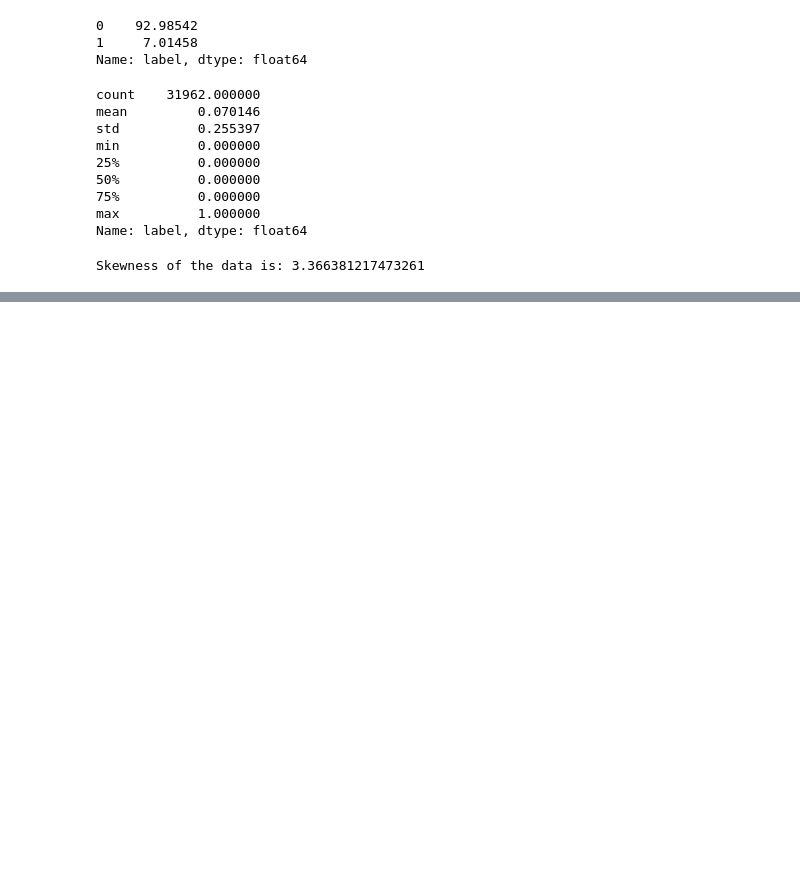
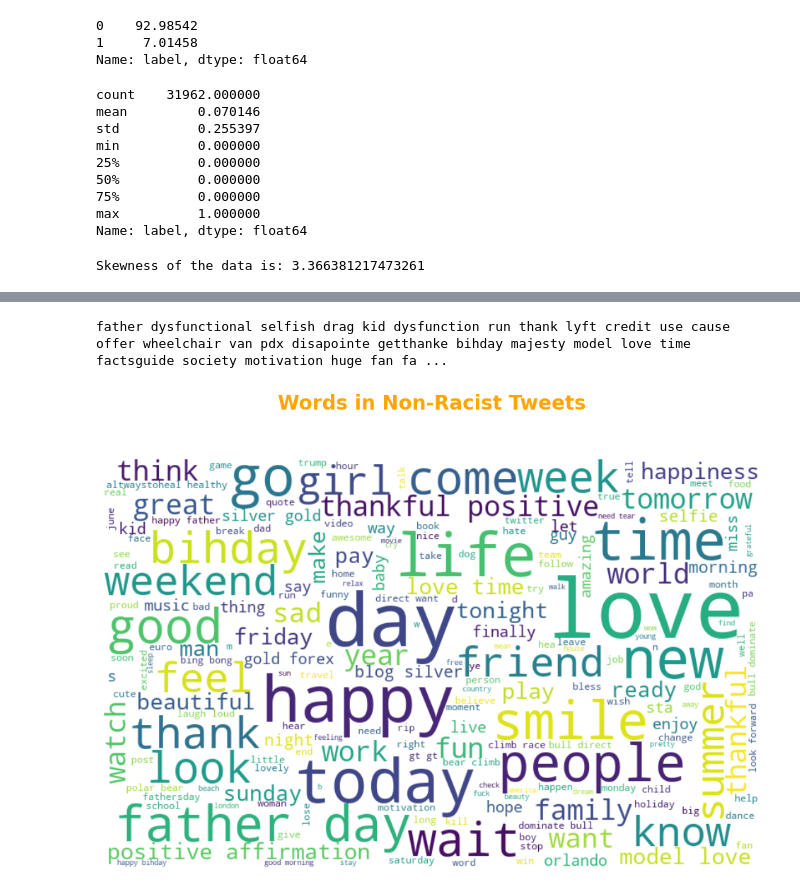
Before and after one commit to Anandvunnam/Twitter_Sentiment_Analysis, a Jupyter notebook: src/Twitter_Sentiment_Analysis.ipynb, the cells around one changed output, grey strips where cells are left out. Drawn from its saved outputs; the diff is of its cells as text; code cells hidden in the pictures; blank space fills up the shorter version.

```diff
--- a/src/Twitter_Sentiment_Analysis.ipynb
+++ b/src/Twitter_Sentiment_Analysis.ipynb
@@ -157,0 +249,4 @@ Name: tweet, dtype: object
+# %%
+# Clean all tweets of training dataset
+train_df["cleaned_tweet"] = train_df["tweet"].apply(preprocess_tweet)
+train_df.head()
@@ -157,0 +271,4 @@ Name: tweet, dtype: object
+# %%
+# words in each cleaned tweet
+train_df["words"] = train_df["cleaned_tweet"].apply(lambda x: [word for word in x.split()])
+train_df.head()
@@ -157,0 +293,9 @@ Name: tweet, dtype: object
+# %%
+# positive and negative words in the dataset
+positive_words = " ".join([word for words in train_df["words"].loc[train_df["label"] == 0] for word in words])
+negative_words = " ".join([word for words in train_df["words"].loc[train_df["label"] == 1] for word in words])
+
+print(positive_words)
+print(negative_words)
+# %% [output]
+father dysfunctional selfish drag kid dysfunction run thank lyft credit use cause offer wheelchair van pdx disapointe getthanke bihday majesty model love time factsguide society motivation huge fan fa ...
@@ -157,0 +306,24 @@ Name: tweet, dtype: object
+# %%
+def generate_wordcloud(data: str, title: str) -> None:
+    # create word cloud instance
+    wc = WordCloud(width=800, height=500, max_words=200, max_font_size=100, background_color="white").generate(data)
+
+    # Setting the figure size
+    plt.figure(figsize=(12,12))
+
+    # Display word cloud as a image
+    plt.imshow(wc, interpolation="bilinear", cmap="viridis")
+
+    # Remove all the axes
+    plt.axis("off")
+
+    # set title to the wordcloud
+    plt.title(title, color="orange", fontdict={"fontsize":20, "fontweight": 700}, pad=50.5)
+
+    # Display the wordcloud
+    plt.show()
+# %%
+# Display wordcloud for positive words
+generate_wordcloud(positive_words, "Words in Non-Racist Tweets")
+# %% [output]
+[figure, added]
```
Also changed, not shown: parts of 15 cells of this notebook.
